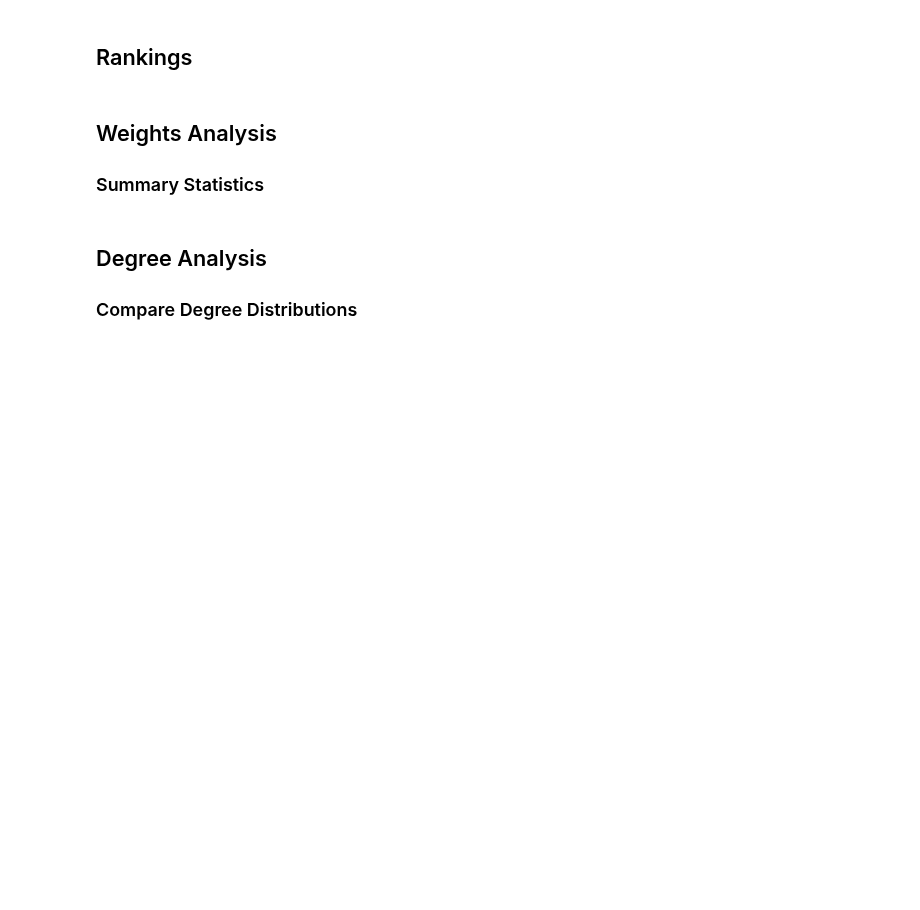
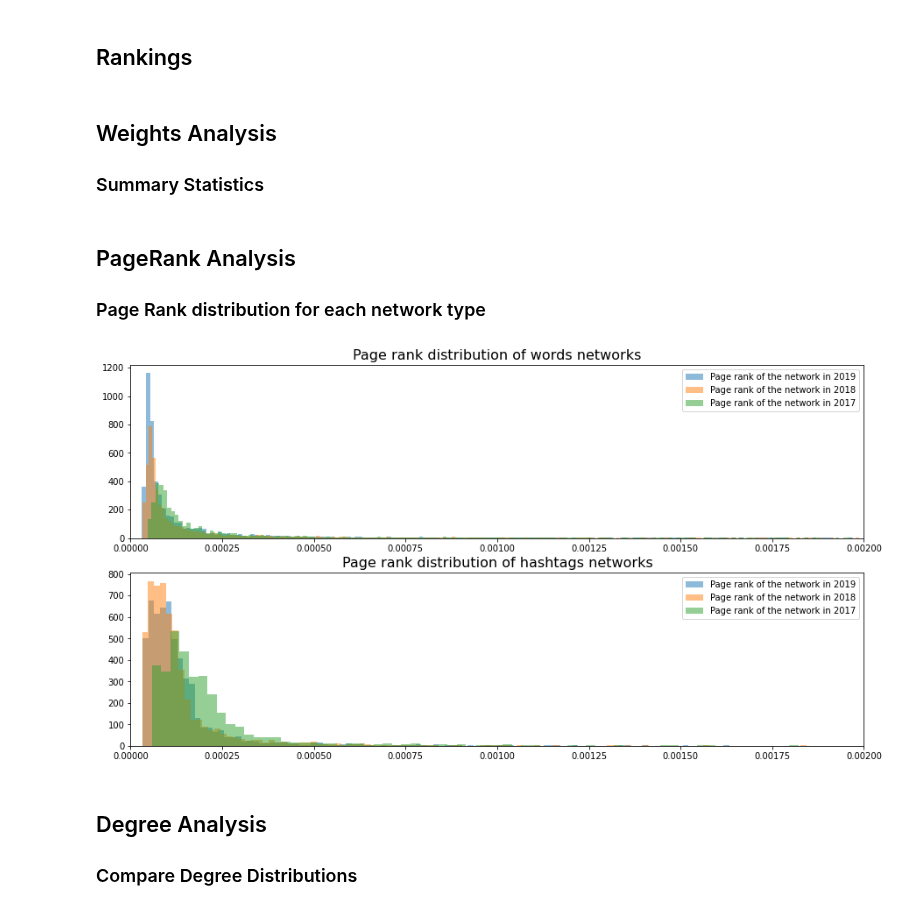
Before and after one commit to Mmiglio/ClimateAction, a Jupyter notebook: DamianoTrovaUnNome.ipynb, the cells around one changed output. Cells and saved outputs as stored; diff of their text form; code cells hidden in the pictures; blank space fills up the shorter version.

Commit message:
Added Page-Rank distribution plots

```diff
--- a/DamianoTrovaUnNome.ipynb
+++ b/DamianoTrovaUnNome.ipynb
@@ -318,3 +318,31 @@ metrics.to_csv(out_path, index=False)
 #
 #     # Make plot
 # _ = plt.show()
+# %% [markdown]
+## PageRank Analysis
+### Page Rank distribution for each network type
+# %%
+# Compare degrees graphically
+
+fig, axs = plt.subplots(2, 1, figsize=(15, 8))
+
+# Loops over network types
+for i, net_type in enumerate(["words", "hashtags"]):
+    # Set subplots title
+    _ = axs[i].set_title('Page rank distribution of {} networks'.format(net_type), fontsize=16)
+
+    # Loops over periods
+    for period in [2019, 2018, 2017]:
+        _ = axs[i].hist(networks[period][net_type].get_page_rank(), bins=2000, alpha=0.5)
+
+    # Set legend
+    _ = axs[i].legend(['Page rank of the network in '+str(period) for period in [2019, 2018, 2017]])
+
+# Manually set x axis limit
+_ = axs[0].set_xlim(0, 0.002)
+_ = axs[1].set_xlim(0, 0.002)
+
+#_ = plt.savefig('images/analysis/degree_hist.png')
+_ = plt.show()
+# %% [output]
+[figure, added]
```
Also changed, not shown: parts of 1 cell of this notebook, 1 other file.
